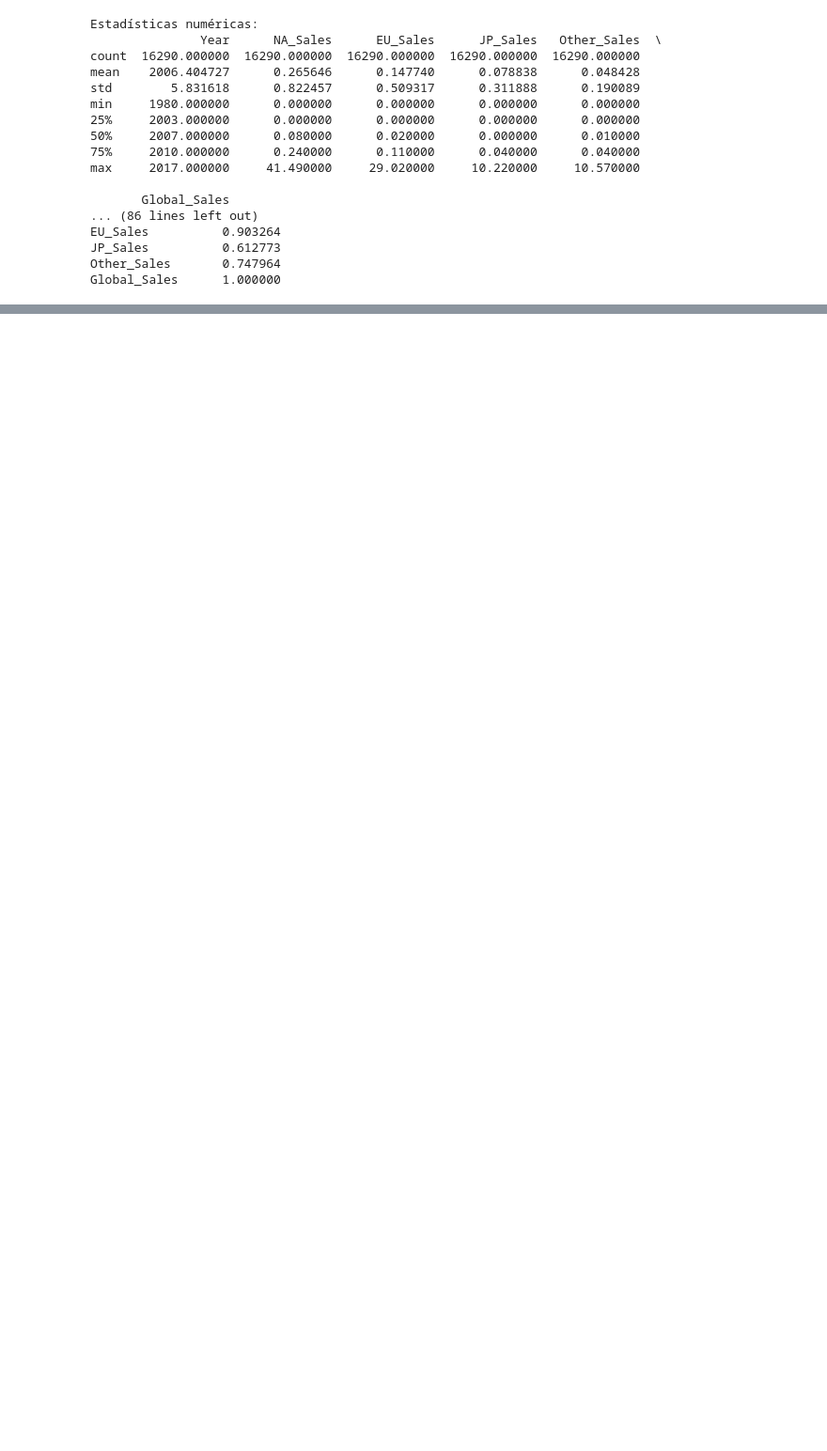
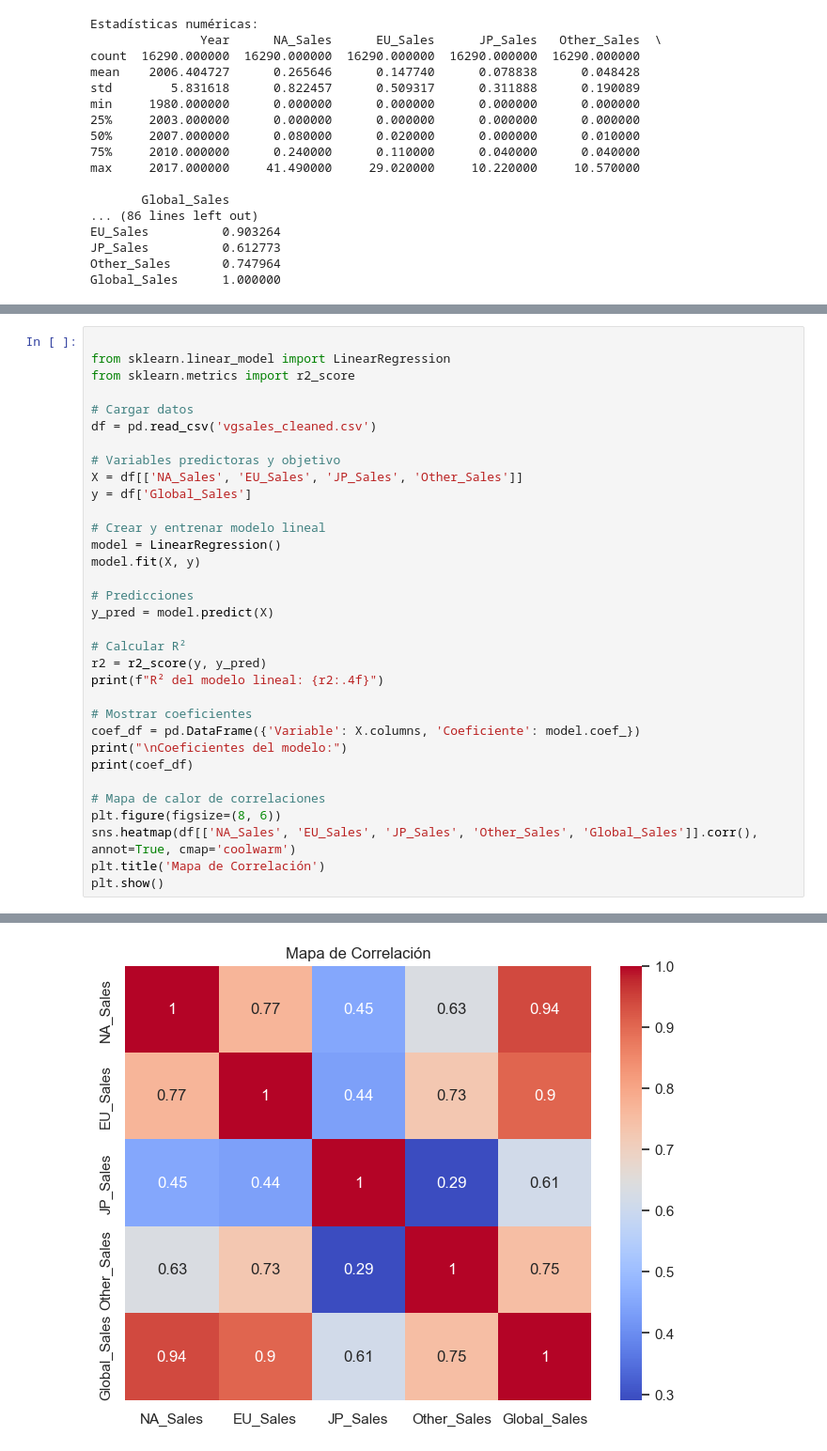
Before and after one commit to mmalexei/MineriaDeDatos1950644, a Jupyter notebook: Videogames.ipynb, the cells around one changed output, grey strips where cells are left out. Shown: that part at 94% size. Saved outputs shown, nothing was run; the diff lists cells and outputs as text; blank space fills up the shorter version.

```diff
--- a/Videogames.ipynb
+++ b/Videogames.ipynb
@@ -127,0 +241,34 @@ Global_Sales      1.000000
+# %%
+
+from sklearn.linear_model import LinearRegression
+from sklearn.metrics import r2_score
+
+# Cargar datos
+df = pd.read_csv('vgsales_cleaned.csv')
+
+# Variables predictoras y objetivo
+X = df[['NA_Sales', 'EU_Sales', 'JP_Sales', 'Other_Sales']]
+y = df['Global_Sales']
+
+# Crear y entrenar modelo lineal
+model = LinearRegression()
+model.fit(X, y)
+
+# Predicciones
+y_pred = model.predict(X)
+
+# Calcular R²
+r2 = r2_score(y, y_pred)
+print(f"R² del modelo lineal: {r2:.4f}")
+
+# Mostrar coeficientes
+coef_df = pd.DataFrame({'Variable': X.columns, 'Coeficiente': model.coef_})
+print("\nCoeficientes del modelo:")
+print(coef_df)
+
+# Mapa de calor de correlaciones
+plt.figure(figsize=(8, 6))
+sns.heatmap(df[['NA_Sales', 'EU_Sales', 'JP_Sales', 'Other_Sales', 'Global_Sales']].corr(), annot=True, cmap='coolwarm')
+plt.title('Mapa de Correlación')
+plt.show()
+# %% [output]
@@ -127,0 +283 @@ Global_Sales      1.000000
+[figure, added]
```
Also changed, not shown: parts of 6 cells of this notebook.
